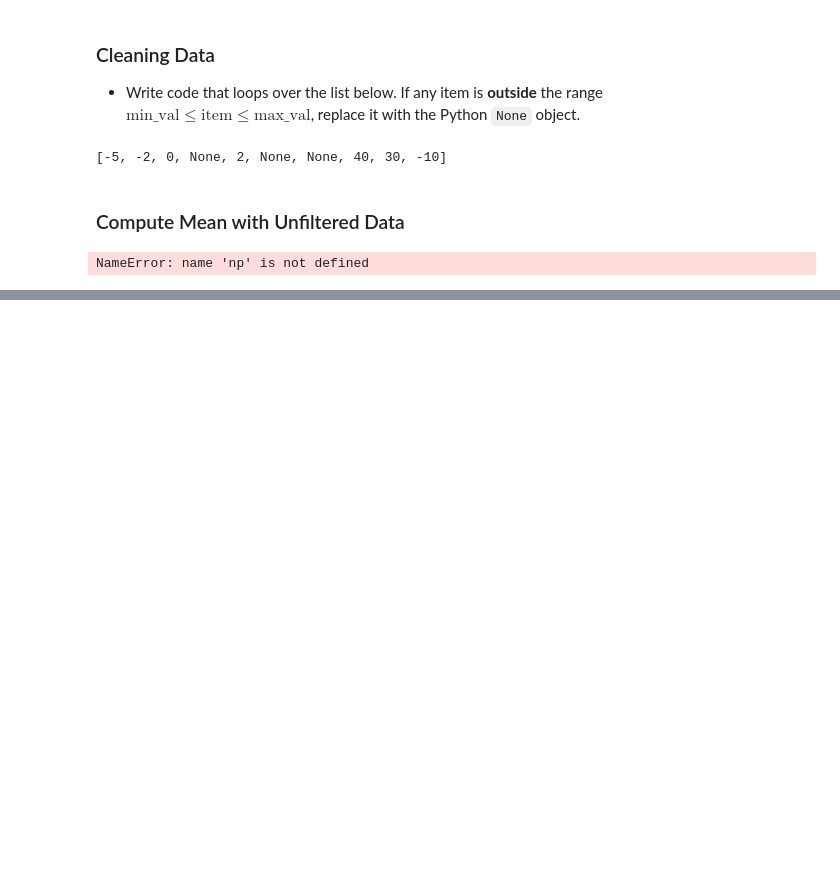
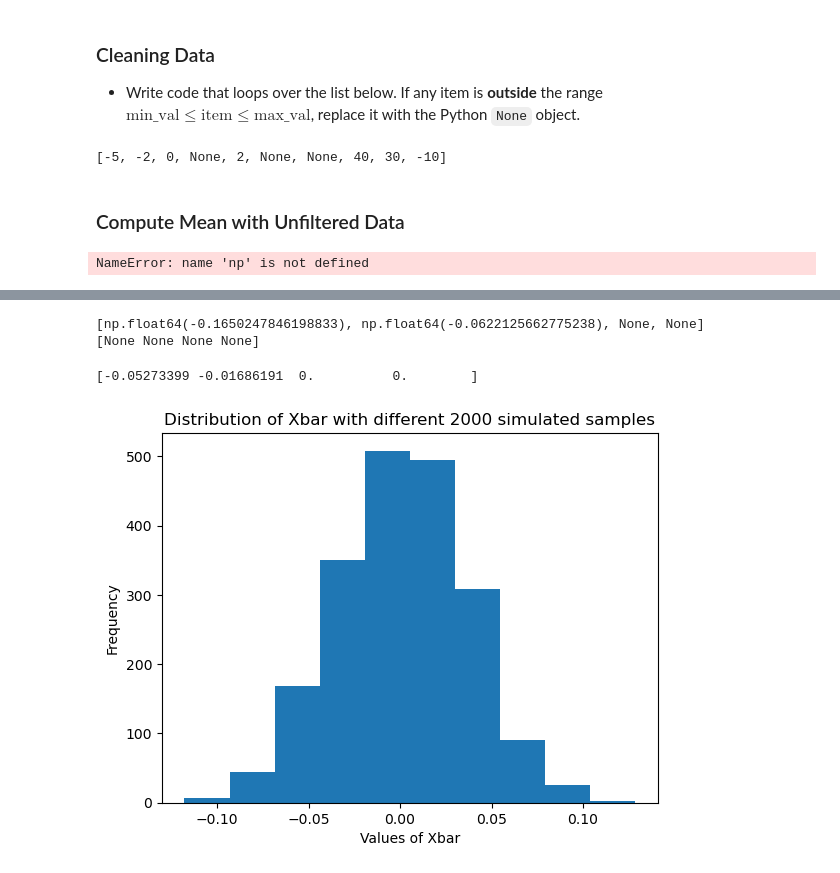
Before and after one commit to michelle1002/datasci151spring2026, a Jupyter notebook: MasterDoc/MasterDocument.ipynb, the cells around one changed output, grey strips where cells are left out. Drawn from its saved outputs; the diff is of its cells as text; code cells hidden in the pictures; blank space fills up the shorter version.

```diff
--- a/MasterDoc/MasterDocument.ipynb
+++ b/MasterDoc/MasterDocument.ipynb
@@ -1673,0 +1743,51 @@ print(numerator/denominator)
+# %%
+# Method 2:
+none_list_of_xbar = [None] * 4
+
+vec_unif = np.random.uniform(low=-2, high=2, size = 100)
+none_list_of_xbar[0] = vec_unif.mean()
+
+
+vec_unif = np.random.uniform(low=-2, high=2, size = 100)
+none_list_of_xbar[1] = vec_unif.mean()
+
+print(none_list_of_xbar)
+
+# or..
+none_list_pt2 = np.full(4, None, dtype = object)
+print(none_list_pt2)
+# %% [output]
+[np.float64(-0.1650247846198833), np.float64(-0.0622125662775238), None, None]
+[None None None None]
+# %%
+# Method 3:
+array_xbar = np.zeros(4)
+
+vec_unif = np.random.uniform(low=-2, high=2, size = 100)
+array_xbar[0] = vec_unif.mean()
+
+
+vec_unif = np.random.uniform(low=-2, high=2, size = 100)
+array_xbar[1] = vec_unif.mean()
+
+print(array_xbar)
+# %% [output]
+[-0.05273399 -0.01686191  0.          0.        ]
+# %%
+
+simulations = 2000
+indv_xbar_sample_size = 1000
+
+x_values = np.zeros(simulations)
+
+for trial in range(simulations):
+    indv_sample_mean = np.random.uniform(low=-2, high = 2, size = indv_xbar_sample_size)
+    x_values[trial] = indv_sample_mean.mean()
+
+plt.hist(x = x_values)
+plt.title("Distribution of Xbar with different 2000 simulated samples")
+plt.ylabel("Frequency")
+plt.xlabel("Values of Xbar")
+plt.show()
+# %% [output]
+[figure, added]
```
Also changed, not shown: parts of 19 cells of this notebook, 3 other files.
